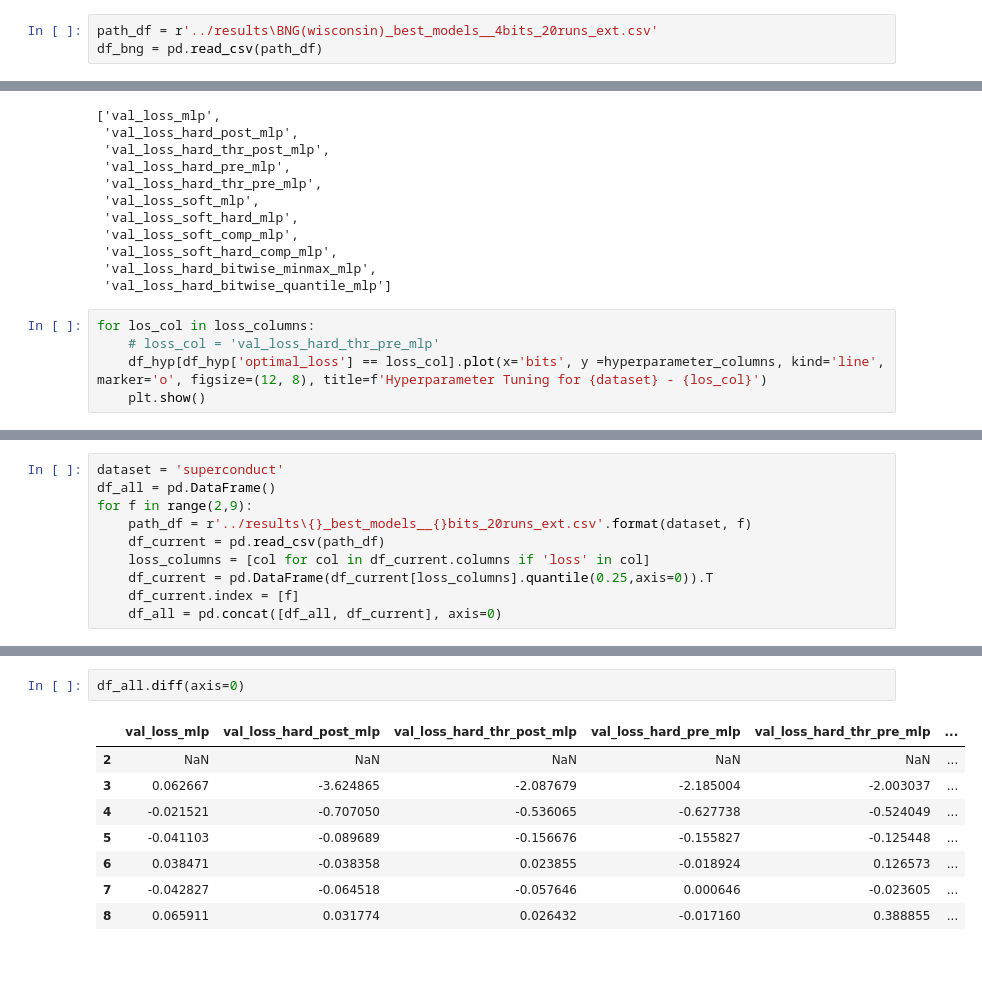
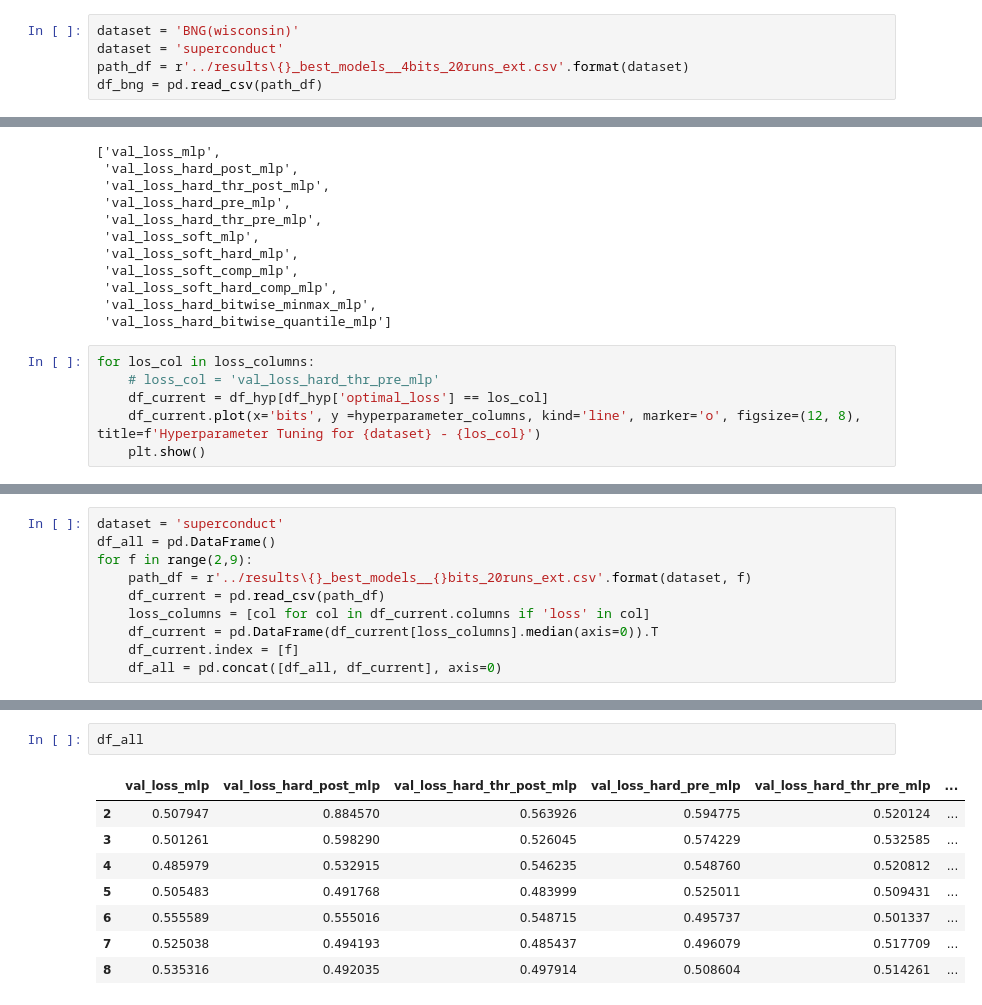
Before and after one commit to kschr40/FeatureCompression, a Jupyter notebook: notebooks/analyse_results.ipynb, the cells around one changed output, grey strips where cells are left out. Cells and saved outputs as stored; diff of their text form; blank space fills up the shorter version.

```diff
--- a/notebooks/analyse_results.ipynb
+++ b/notebooks/analyse_results.ipynb
@@ -512,7 +276,9 @@ dtype: float64
 # %% [markdown]
 ## BNG wisconsin
 # %%
-path_df = r'../results\BNG(wisconsin)_best_models__4bits_20runs_ext.csv'
+dataset = 'BNG(wisconsin)'
+dataset = 'superconduct'
+path_df = r'../results\{}_best_models__4bits_20runs_ext.csv'.format(dataset)
 df_bng = pd.read_csv(path_df)
 # %%
 loss_columns = [col for col in df_bng.columns if 'loss' in col]
@@ -600,6 +353,7 @@ loss_columns
 # %%
 for los_col in loss_columns:
     # loss_col = 'val_loss_hard_thr_pre_mlp'
-    df_hyp[df_hyp['optimal_loss'] == loss_col].plot(x='bits', y =hyperparameter_columns, kind='line', marker='o', figsize=(12, 8), title=f'Hyperparameter Tuning for {dataset} - {los_col}')
+    df_current = df_hyp[df_hyp['optimal_loss'] == los_col]
+    df_current.plot(x='bits', y =hyperparameter_columns, kind='line', marker='o', figsize=(12, 8), title=f'Hyperparameter Tuning for {dataset} - {los_col}')
     plt.show()
 # %% [output]
@@ -621,6 +375,6 @@ for f in range(2,9):
     path_df = r'../results\{}_best_models__{}bits_20runs_ext.csv'.format(dataset, f)
     df_current = pd.read_csv(path_df)
     loss_columns = [col for col in df_current.columns if 'loss' in col]
-    df_current = pd.DataFrame(df_current[loss_columns].quantile(0.25,axis=0)).T
+    df_current = pd.DataFrame(df_current[loss_columns].median(axis=0)).T
     df_current.index = [f]
     df_all = pd.concat([df_all, df_current], axis=0)
@@ -650,14 +431,14 @@ df_current
 # %%
-df_all.diff(axis=0)
+df_all
 # %% [output]
 |  | val_loss_mlp | val_loss_hard_post_mlp | val_loss_hard_thr_post_mlp | val_loss_hard_pre_mlp | val_loss_hard_thr_pre_mlp | ... |
-| 2 | NaN | NaN | NaN | NaN | NaN | ... |
-| 3 | 0.062667 | -3.624865 | -2.087679 | -2.185004 | -2.003037 | ... |
-| 4 | -0.021521 | -0.707050 | -0.536065 | -0.627738 | -0.524049 | ... |
-| 5 | -0.041103 | -0.089689 | -0.156676 | -0.155827 | -0.125448 | ... |
-| 6 | 0.038471 | -0.038358 | 0.023855 | -0.018924 | 0.126573 | ... |
-| 7 | -0.042827 | -0.064518 | -0.057646 | 0.000646 | -0.023605 | ... |
-| 8 | 0.065911 | 0.031774 | 0.026432 | -0.017160 | 0.388855 | ... |
+| 2 | 0.507947 | 0.884570 | 0.563926 | 0.594775 | 0.520124 | ... |
+| 3 | 0.501261 | 0.598290 | 0.526045 | 0.574229 | 0.532585 | ... |
+| 4 | 0.485979 | 0.532915 | 0.546235 | 0.548760 | 0.520812 | ... |
+| 5 | 0.505483 | 0.491768 | 0.483999 | 0.525011 | 0.509431 | ... |
+| 6 | 0.555589 | 0.555016 | 0.548715 | 0.495737 | 0.501337 | ... |
+| 7 | 0.525038 | 0.494193 | 0.485437 | 0.496079 | 0.517709 | ... |
+| 8 | 0.535316 | 0.492035 | 0.497914 | 0.508604 | 0.514261 | ... |
 # %%
 df_all.plot(figsize=(12, 8))
 plt.xticks(rotation=45)
```
Also changed, not shown: parts of 51 cells of this notebook, 3 other files.
